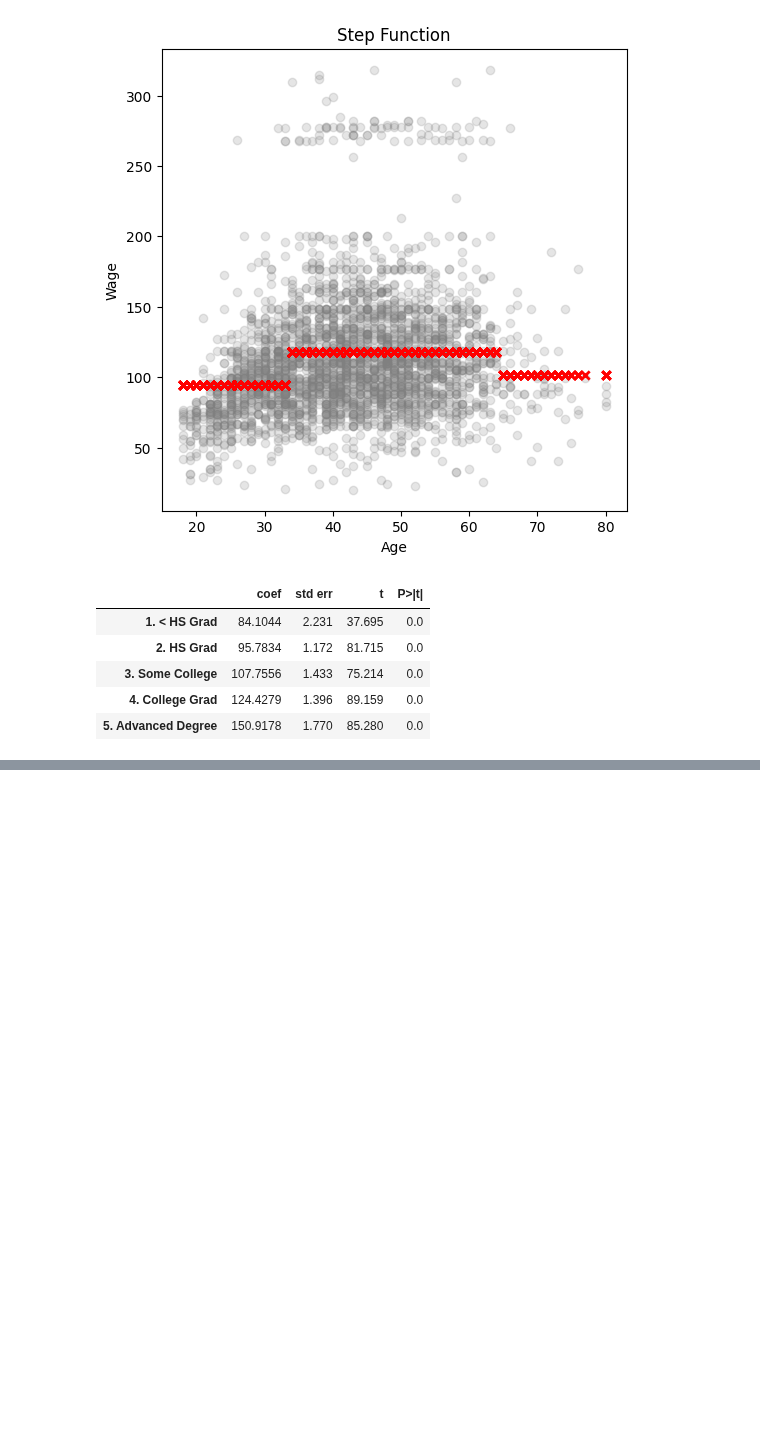
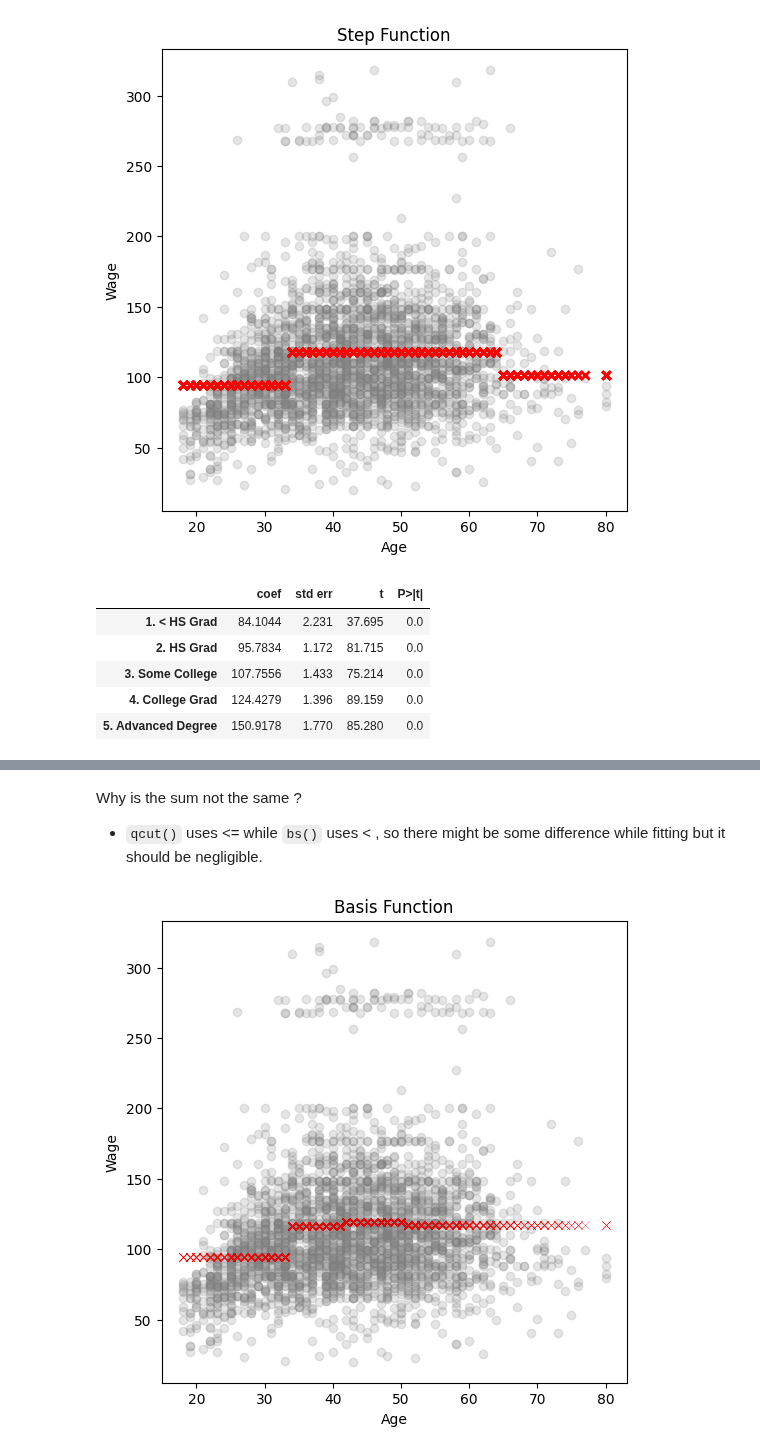
Before and after one commit to kkkamur07/ISL-Learning, a Jupyter notebook: NonLinearity/nonLinearityLab.ipynb, the cells around one changed output, grey strips where cells are left out. Drawn from its saved outputs; the diff is of its cells as text; code cells hidden in the pictures; blank space fills up the shorter version.

```diff
--- a/NonLinearity/nonLinearityLab.ipynb
+++ b/NonLinearity/nonLinearityLab.ipynb
@@ -221,0 +248,15 @@ Process : For category wise predictions
+# %%
+# Degree and Basis Functions
+# With Degree = 0, it fits the data with a constant function.
+bs_age = MS([bs("age", degree=0, df=3, name = "bs_age")]).fit(data)
+xbs = bs_age.transform(data)
+model_wo_ = sm.OLS(y, xbs).fit()
+
+
+# Implementing with qcut
+cut = pd.qcut(age, 4)
+cutnoi = pd.get_dummies(cut)
+model = sm.OLS(y, cutnoi).fit()
+
+print(f"Summary of the model with qcut: \n {summarize(model)}")
+print(f"Summary of model wo qcut : \n {summarize(model_wo_)}")
@@ -221,0 +276,14 @@ Process : For category wise predictions
+# %% [markdown]
+Why is the sum not the same ?
+- `qcut()` uses <= while `bs()` uses < , so there might be some difference while fitting but it should be negligible.
+# %%
+# With Degree = 0, it got us the step function.
+fig, ax = plt.subplots(figsize = (6,6))
+ax.scatter(age, wage, facecolors='gray', alpha = 0.2)
+ax.scatter(age, model_wo_.predict(xbs), color = 'red', linewidth = 0.2, marker='x')
+ax.set_title('Basis Function')
+ax.set_ylabel('Wage')
+ax.set_xlabel('Age')
+plt.show()
+# %% [output]
+[figure, added]
```
Also changed, not shown: parts of 15 cells of this notebook.
